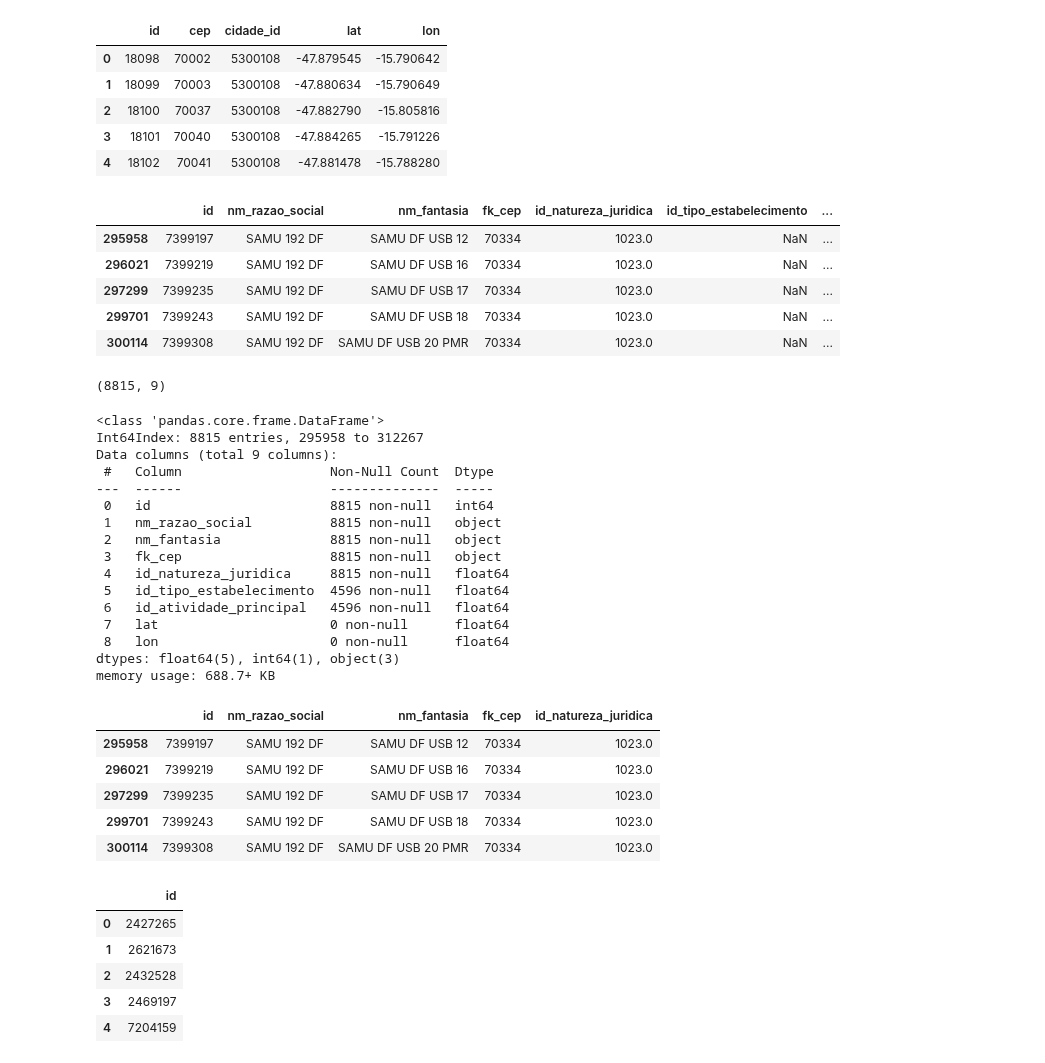
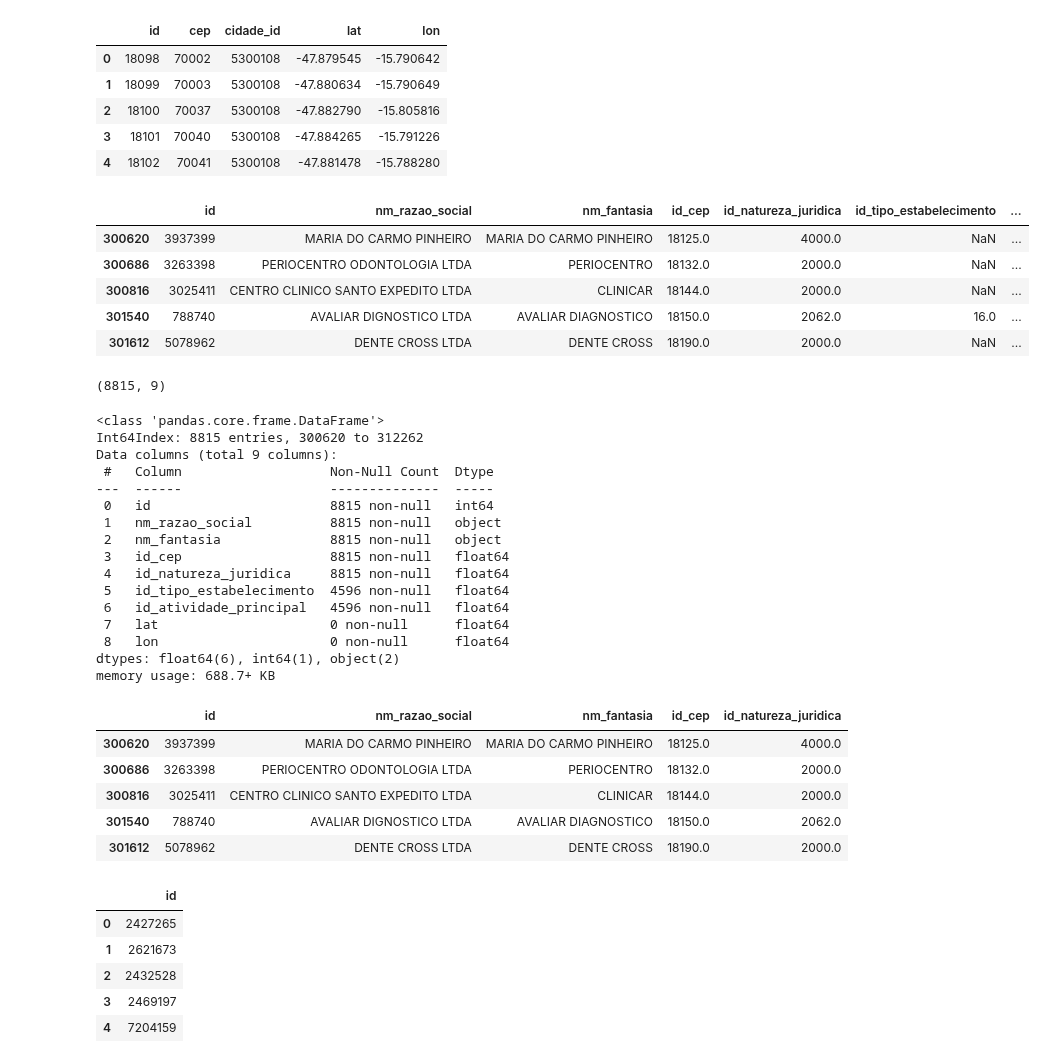
Before and after one commit to raquelcreis/vacina_covid_bsb, a Jupyter notebook: notebook.ipynb, the cells around one changed output. Saved outputs shown, nothing was run; the diff lists cells and outputs as text; code cells hidden in the pictures.

```diff
--- a/notebook.ipynb
+++ b/notebook.ipynb
@@ -50,19 +50,19 @@ dfCepsDF.head()
 # %%
 # Dataframe de Estabelecimentos de Saúde do DF
 
-ceps = dfCepsDF.cep
+ceps = dfCepsDF.id
 
 dfEstab = pd.read_sql_query("SELECT * FROM public.tbl_estabelecimento", postgreSQLConnection)
 
-dfEstabDF = dfEstab.loc[dfEstab['fk_cep'].isin(ceps)].copy()
+dfEstabDF = dfEstab.loc[dfEstab['id_cep'].isin(ceps)].copy()
 dfEstabDF.head()
 # %% [output]
-|  | id | nm_razao_social | nm_fantasia | fk_cep | id_natureza_juridica | id_tipo_estabelecimento | ... |
-| 295958 | 7399197 | SAMU 192 DF | SAMU DF USB 12 | 70334 | 1023.0 | NaN | ... |
-| 296021 | 7399219 | SAMU 192 DF | SAMU DF USB 16 | 70334 | 1023.0 | NaN | ... |
-| 297299 | 7399235 | SAMU 192 DF | SAMU DF USB 17 | 70334 | 1023.0 | NaN | ... |
-| 299701 | 7399243 | SAMU 192 DF | SAMU DF USB 18 | 70334 | 1023.0 | NaN | ... |
-| 300114 | 7399308 | SAMU 192 DF | SAMU DF USB 20 PMR | 70334 | 1023.0 | NaN | ... |
+|  | id | nm_razao_social | nm_fantasia | id_cep | id_natureza_juridica | id_tipo_estabelecimento | ... |
+| 300620 | 3937399 | MARIA DO CARMO PINHEIRO | MARIA DO CARMO PINHEIRO | 18125.0 | 4000.0 | NaN | ... |
+| 300686 | 3263398 | PERIOCENTRO ODONTOLOGIA LTDA | PERIOCENTRO | 18132.0 | 2000.0 | NaN | ... |
+| 300816 | 3025411 | CENTRO CLINICO SANTO EXPEDITO LTDA | CLINICAR | 18144.0 | 2000.0 | NaN | ... |
+| 301540 | 788740 | AVALIAR DIGNOSTICO LTDA | AVALIAR DIAGNOSTICO | 18150.0 | 2062.0 | 16.0 | ... |
+| 301612 | 5078962 | DENTE CROSS LTDA | DENTE CROSS | 18190.0 | 2000.0 | NaN | ... |
 # %%
 # Quantidade de estabelecimentos de saúde no DF
 
@@ -75,20 +75,20 @@ dfEstabDF.shape
 dfEstabDF.info()
 # %% [output]
 <class 'pandas.core.frame.DataFrame'>
-Int64Index: 8815 entries, 295958 to 312267
+Int64Index: 8815 entries, 300620 to 312262
 Data columns (total 9 columns):
  #   Column                   Non-Null Count  Dtype
 ---  ------                   --------------  -----
  0   id                       8815 non-null   int64
  1   nm_razao_social          8815 non-null   object
  2   nm_fantasia              8815 non-null   object
- 3   fk_cep                   8815 non-null   object
+ 3   id_cep                   8815 non-null   float64
  4   id_natureza_juridica     8815 non-null   float64
  5   id_tipo_estabelecimento  4596 non-null   float64
  6   id_atividade_principal   4596 non-null   float64
  7   lat                      0 non-null      float64
  8   lon                      0 non-null      float64
-dtypes: float64(5), int64(1), object(3)
+dtypes: float64(6), int64(1), object(2)
 memory usage: 688.7+ KB
 # %%
 # Dropando colunas com muitos valores ausentes
@@ -96,12 +96,12 @@ memory usage: 688.7+ KB
 dfEstabDF.drop(columns = ['id_tipo_estabelecimento','id_atividade_principal','lat','lon'],axis=1,inplace=True)
 dfEstabDF.head()
 # %% [output]
-|  | id | nm_razao_social | nm_fantasia | fk_cep | id_natureza_juridica |
-| 295958 | 7399197 | SAMU 192 DF | SAMU DF USB 12 | 70334 | 1023.0 |
-| 296021 | 7399219 | SAMU 192 DF | SAMU DF USB 16 | 70334 | 1023.0 |
-| 297299 | 7399235 | SAMU 192 DF | SAMU DF USB 17 | 70334 | 1023.0 |
-| 299701 | 7399243 | SAMU 192 DF | SAMU DF USB 18 | 70334 | 1023.0 |
-| 300114 | 7399308 | SAMU 192 DF | SAMU DF USB 20 PMR | 70334 | 1023.0 |
+|  | id | nm_razao_social | nm_fantasia | id_cep | id_natureza_juridica |
+| 300620 | 3937399 | MARIA DO CARMO PINHEIRO | MARIA DO CARMO PINHEIRO | 18125.0 | 4000.0 |
+| 300686 | 3263398 | PERIOCENTRO ODONTOLOGIA LTDA | PERIOCENTRO | 18132.0 | 2000.0 |
+| 300816 | 3025411 | CENTRO CLINICO SANTO EXPEDITO LTDA | CLINICAR | 18144.0 | 2000.0 |
+| 301540 | 788740 | AVALIAR DIGNOSTICO LTDA | AVALIAR DIAGNOSTICO | 18150.0 | 2062.0 |
+| 301612 | 5078962 | DENTE CROSS LTDA | DENTE CROSS | 18190.0 | 2000.0 |
 # %%
 # Dataframe dos estabelecimentos de saúde que foram postos de vacinação no Brasil
 
```
Also changed, not shown: parts of 9 cells of this notebook.
